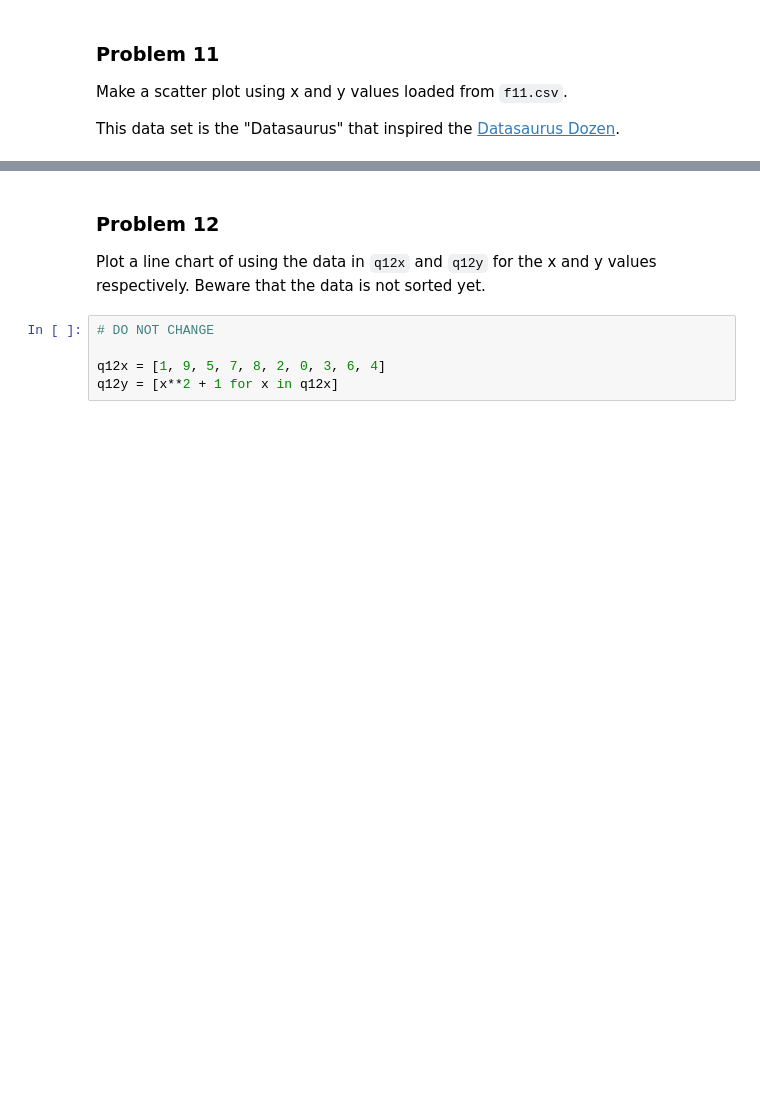
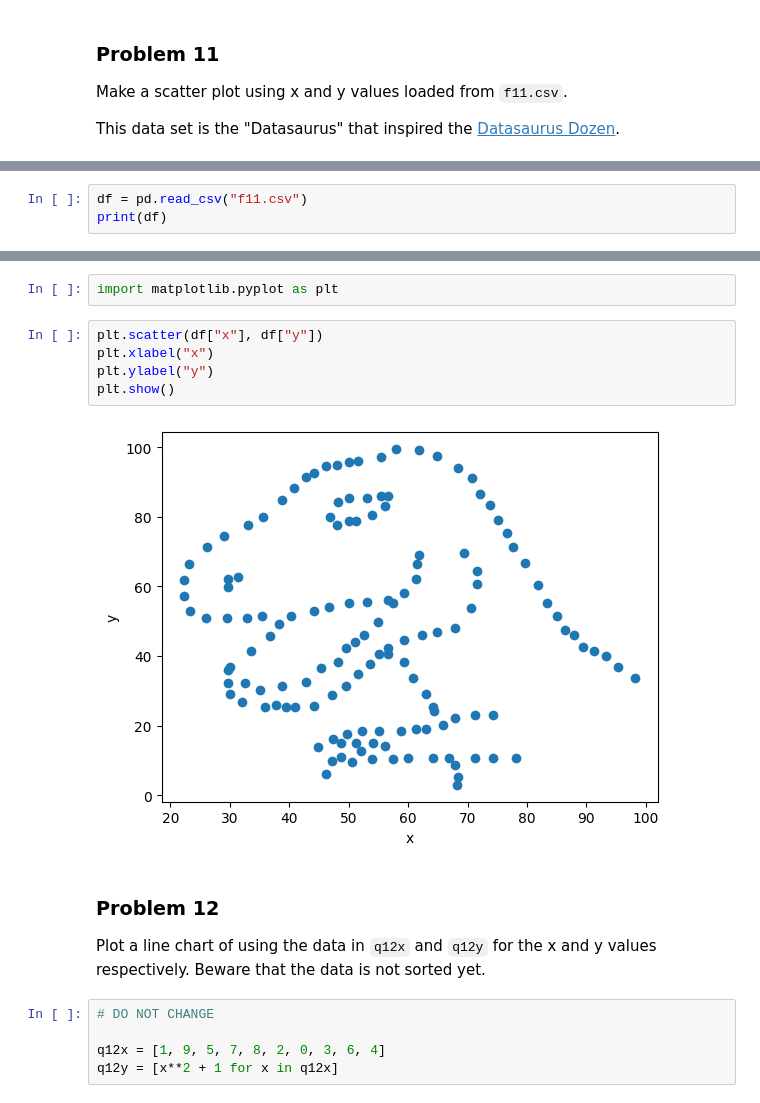
Before and after one commit to Ian123Ian595/dx602-homework-05, a Jupyter notebook: homework.ipynb, the cells around one changed output, grey strips where cells are left out. Saved outputs shown, nothing was run; the diff lists cells and outputs as text; blank space fills up the shorter version.

```diff
--- a/homework.ipynb
+++ b/homework.ipynb
@@ -298,0 +332,3 @@ Ellipsis
+# %%
+df = pd.read_csv("f11.csv")
+print(df)
@@ -299,3 +350,12 @@ Ellipsis
+# %%
+import matplotlib.pyplot as plt
+# %%
+plt.scatter(df["x"], df["y"])
+plt.xlabel("x")
+plt.ylabel("y")
+plt.show()
+# %% [output]
+[figure, added]
 # %% [markdown]
 ### Problem 12
 
```
Also changed, not shown: parts of 33 cells of this notebook, 1 other file.
